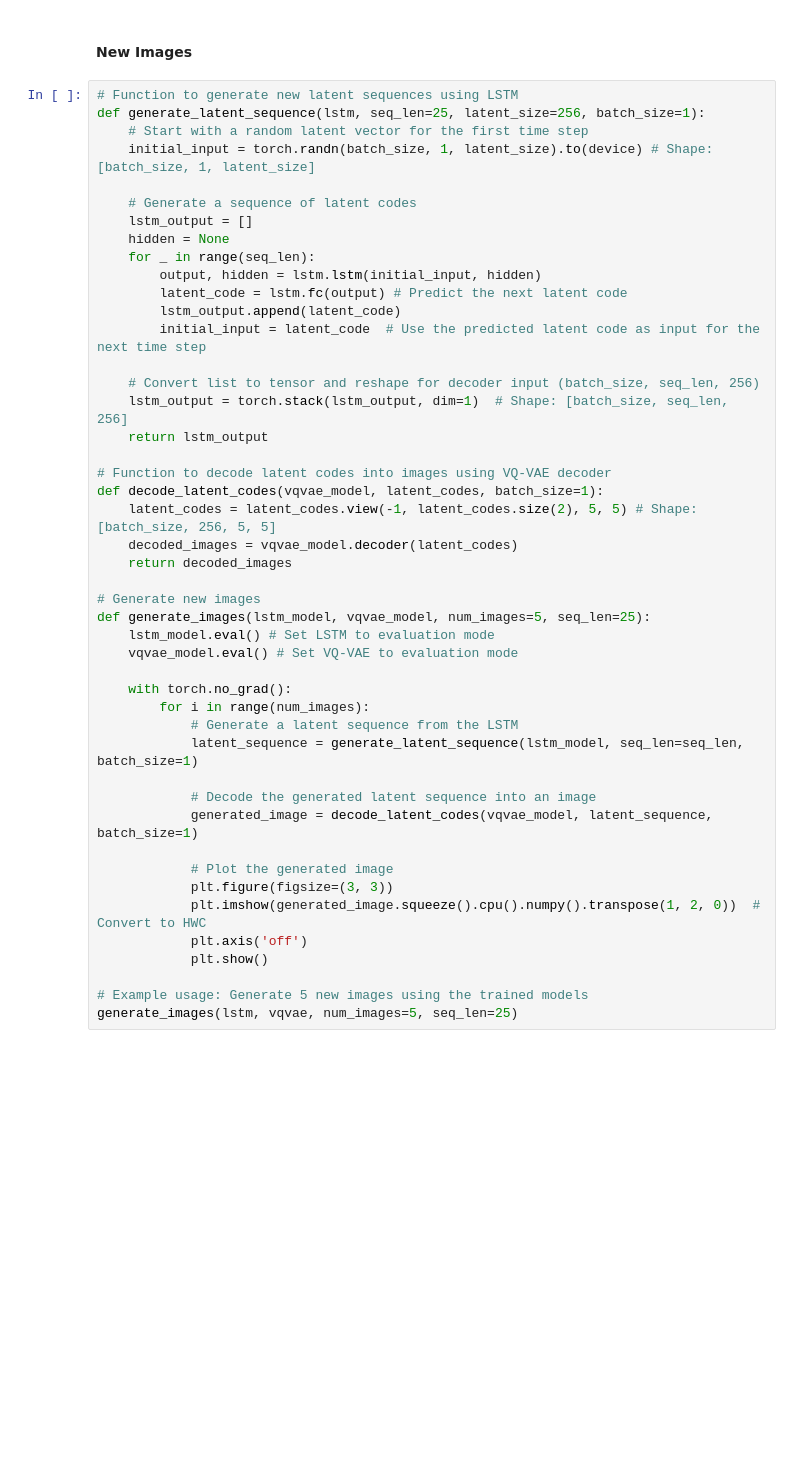
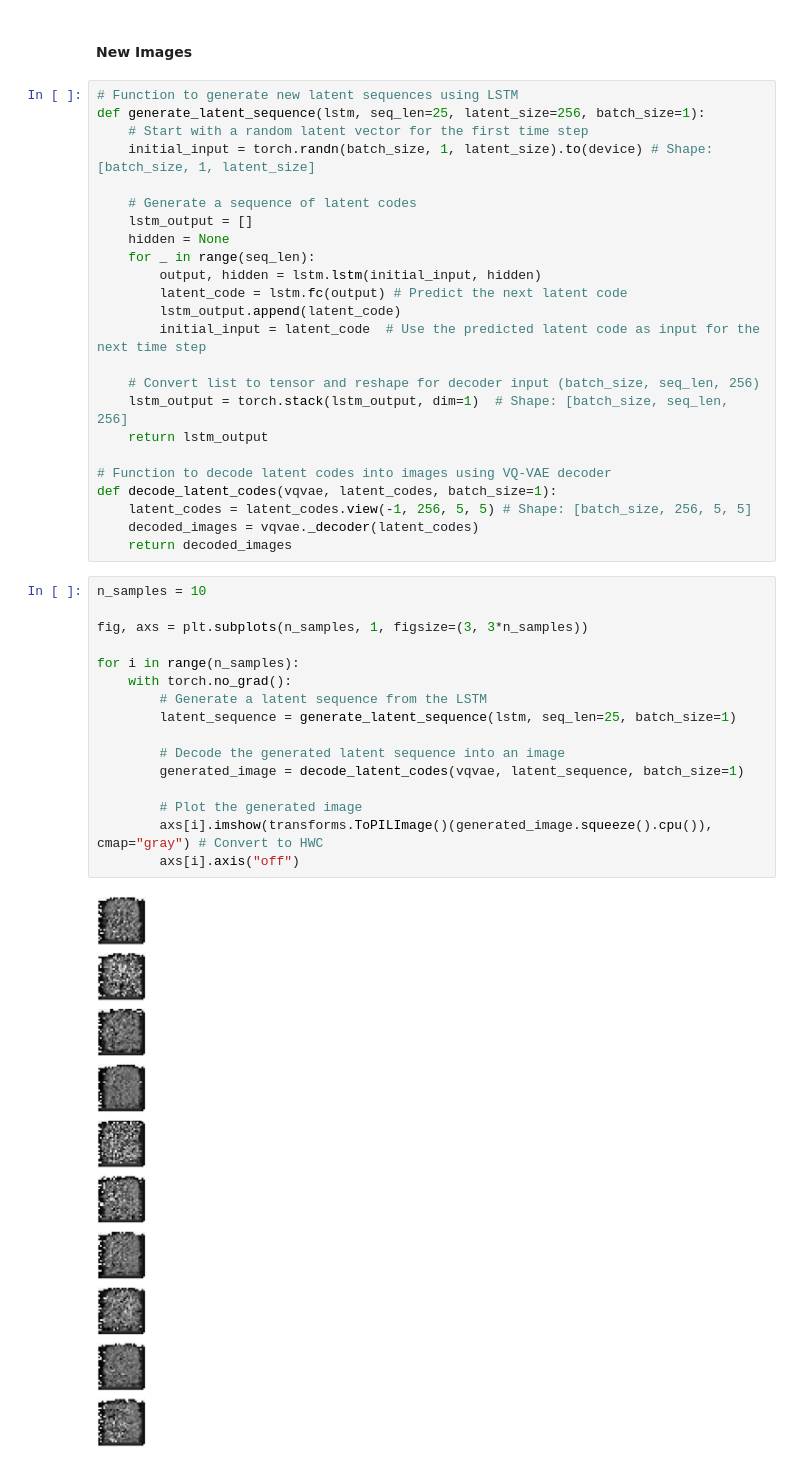
Before and after one commit to FABallemand/ROB313, a Jupyter notebook: optional_homework_1/optional_homework_1.ipynb, the cells around one changed output. Drawn from its saved outputs; the diff is of its cells as text; blank space fills up the shorter version.

```diff
--- a/optional_homework_1/optional_homework_1.ipynb
+++ b/optional_homework_1/optional_homework_1.ipynb
@@ -311,29 +309,25 @@ def generate_latent_sequence(lstm, seq_len=25, latent_size=256, batch_size=1):
     return lstm_output
 
 # Function to decode latent codes into images using VQ-VAE decoder
-def decode_latent_codes(vqvae_model, latent_codes, batch_size=1):
-    latent_codes = latent_codes.view(-1, latent_codes.size(2), 5, 5) # Shape: [batch_size, 256, 5, 5]
-    decoded_images = vqvae_model.decoder(latent_codes)
+def decode_latent_codes(vqvae, latent_codes, batch_size=1):
+    latent_codes = latent_codes.view(-1, 256, 5, 5) # Shape: [batch_size, 256, 5, 5]
+    decoded_images = vqvae._decoder(latent_codes)
     return decoded_images
-
-# Generate new images
-def generate_images(lstm_model, vqvae_model, num_images=5, seq_len=25):
-    lstm_model.eval() # Set LSTM to evaluation mode
-    vqvae_model.eval() # Set VQ-VAE to evaluation mode
-
-    with torch.no_grad():
-        for i in range(num_images):
-            # Generate a latent sequence from the LSTM
-            latent_sequence = generate_latent_sequence(lstm_model, seq_len=seq_len, batch_size=1)
-
-            # Decode the generated latent sequence into an image
-            generated_image = decode_latent_codes(vqvae_model, latent_sequence, batch_size=1)
-
-            # Plot the generated image
-            plt.figure(figsize=(3, 3))
-            plt.imshow(generated_image.squeeze().cpu().numpy().transpose(1, 2, 0))  # Convert to HWC
-            plt.axis('off')
-            plt.show()
-
-# Example usage: Generate 5 new images using the trained models
-generate_images(lstm, vqvae, num_images=5, seq_len=25)
+# %%
+n_samples = 10
+
+fig, axs = plt.subplots(n_samples, 1, figsize=(3, 3*n_samples))
+
+for i in range(n_samples):
+    with torch.no_grad():
+        # Generate a latent sequence from the LSTM
+        latent_sequence = generate_latent_sequence(lstm, seq_len=25, batch_size=1)
+
+        # Decode the generated latent sequence into an image
+        generated_image = decode_latent_codes(vqvae, latent_sequence, batch_size=1)
+
+        # Plot the generated image
+        axs[i].imshow(transforms.ToPILImage()(generated_image.squeeze().cpu()), cmap="gray") # Convert to HWC
+        axs[i].axis("off")
+# %% [output]
+[figure, added]
```
Also changed, not shown: parts of 9 cells of this notebook, 2 other files.
